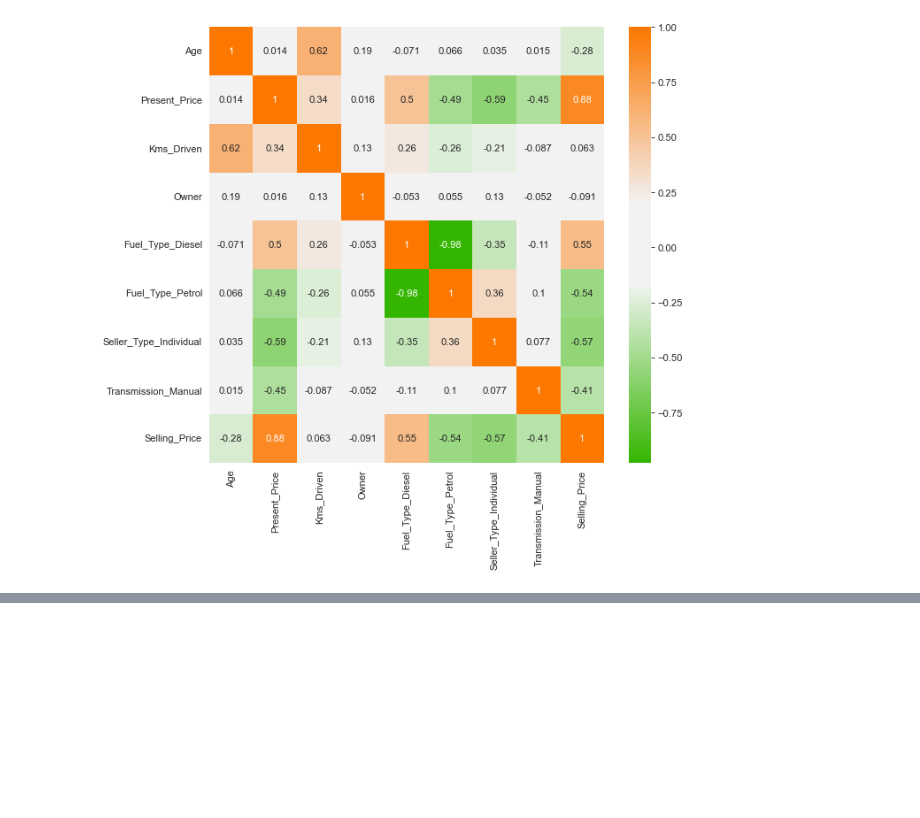
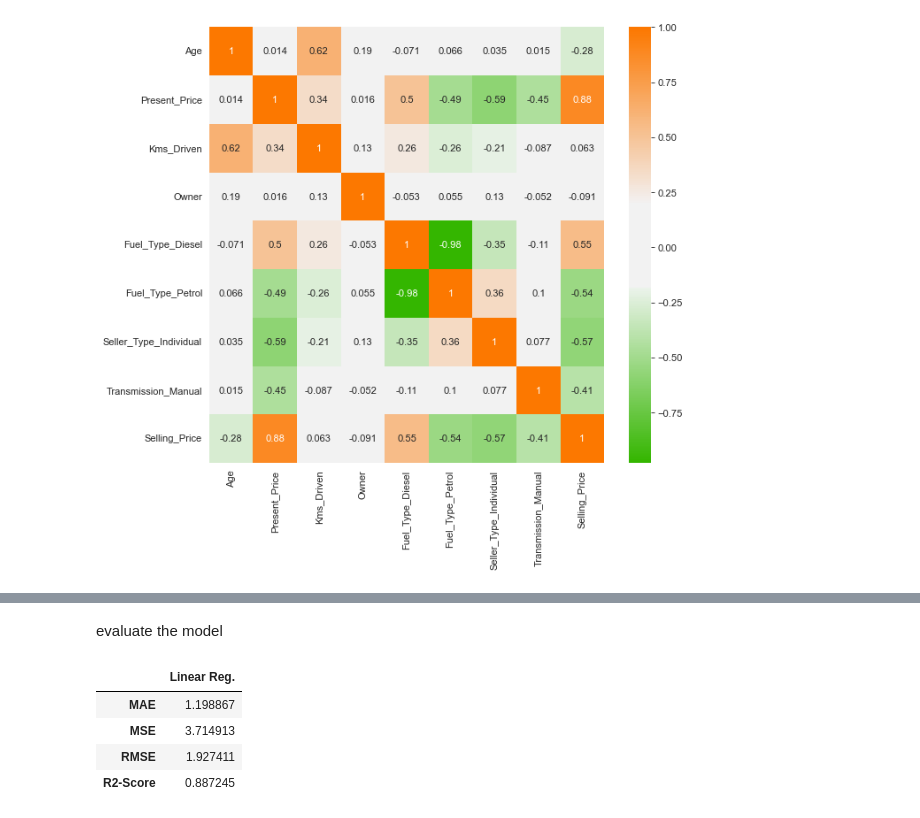
Before and after one commit to timjozi911/succulent-succotash, a Jupyter notebook: main.ipynb, the cells around one changed output, grey strips where cells are left out. Cells and saved outputs as stored; diff of their text form; code cells hidden in the pictures; blank space fills up the shorter version.

```diff
--- a/main.ipynb
+++ b/main.ipynb
@@ -250,0 +291,20 @@ plt.show()
+# %% [markdown]
+evaluate the model
+# %%
+def model_evaluation(model, X_test, y_test, model_name):
+    y_pred = model.predict(X_test)
+
+    MAE = metrics.mean_absolute_error(y_test, y_pred)
+    MSE = metrics.mean_squared_error(y_test, y_pred)
+    RMSE = np.sqrt(MSE)
+    R2_Score = metrics.r2_score(y_test, y_pred)
+
+    return pd.DataFrame([MAE, MSE, RMSE, R2_Score], index=['MAE', 'MSE', 'RMSE' ,'R2-Score'], columns=[model_name])
+
+model_evaluation(linear_reg, X_test_scaled, y_test, 'Linear Reg.')
+# %% [output]
+|  | Linear Reg. |
+| MAE | 1.198867 |
+| MSE | 3.714913 |
+| RMSE | 1.927411 |
+| R2-Score | 0.887245 |
```
Also changed, not shown: parts of 20 cells of this notebook.
